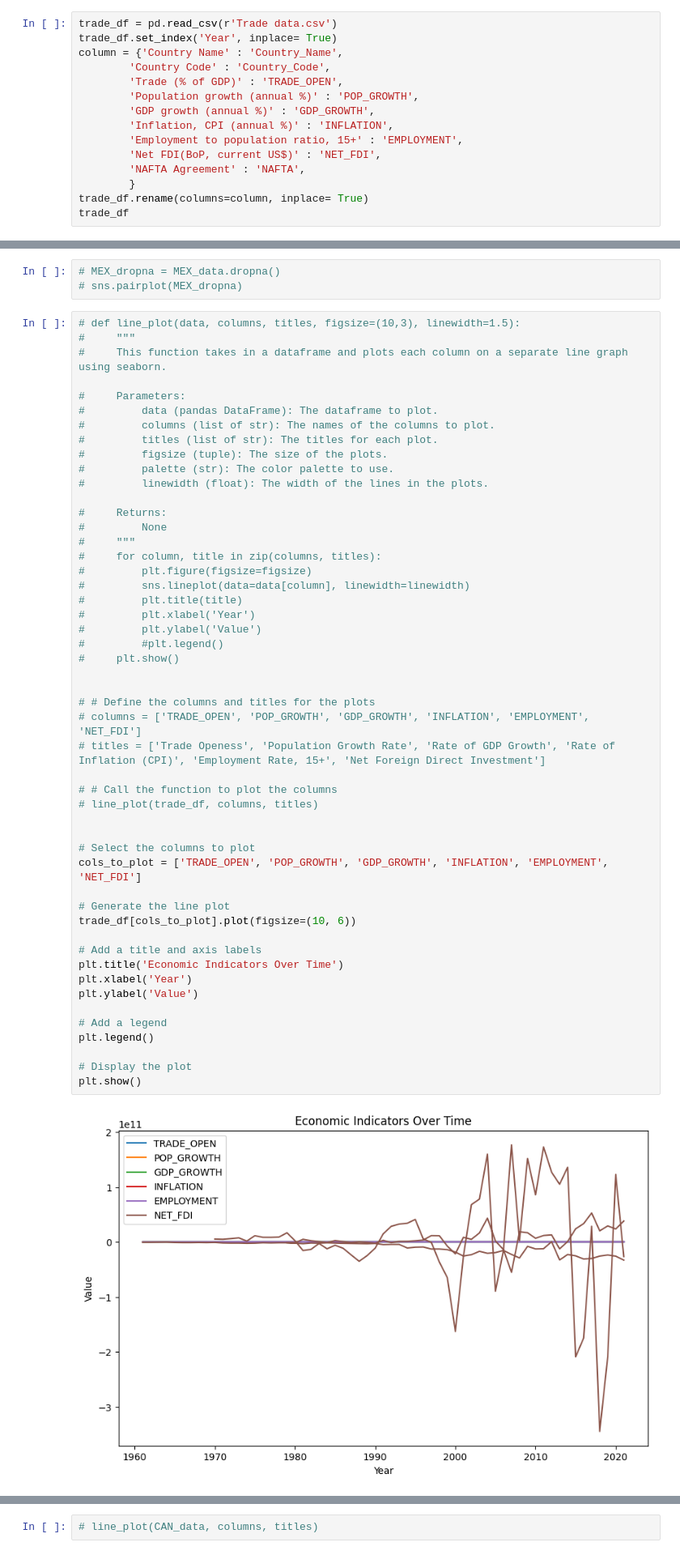
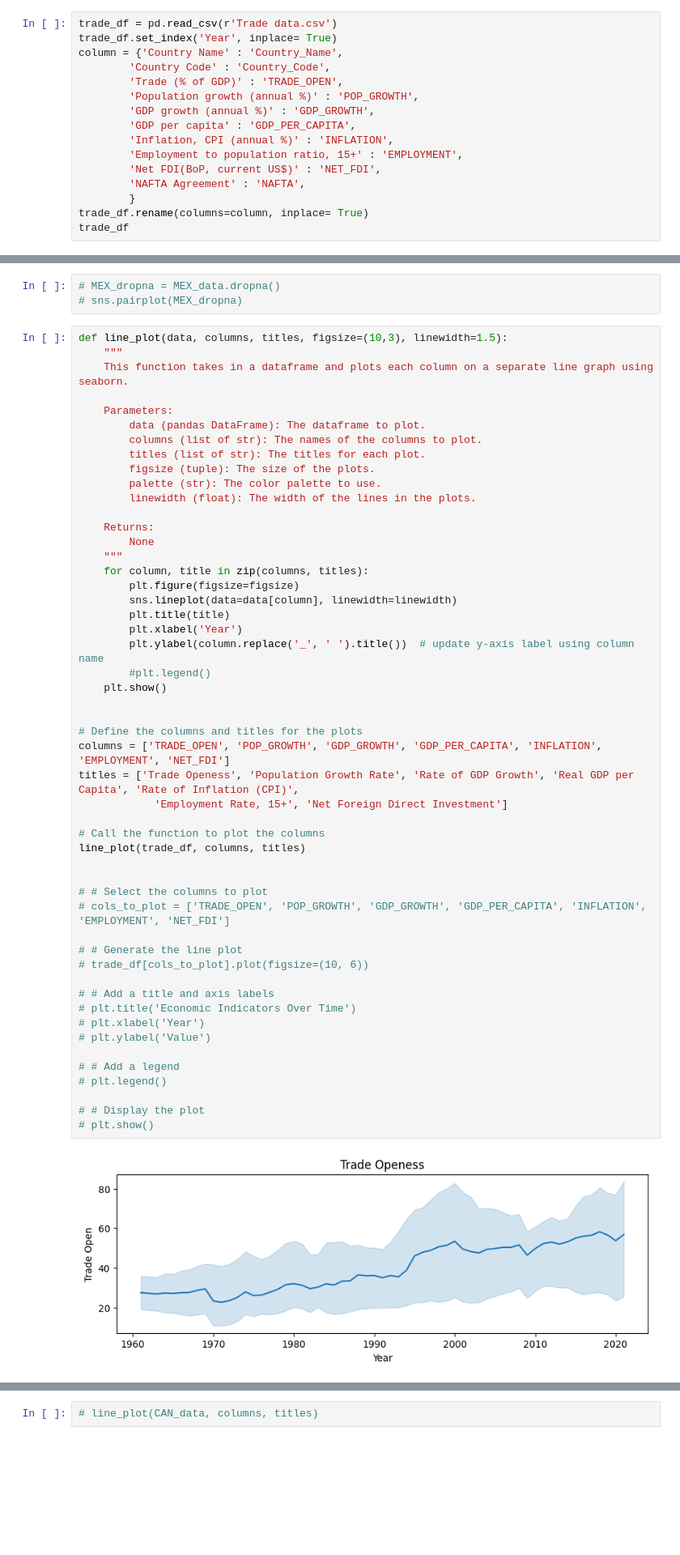
Before and after one commit to Tetteh96/ECON-611-Projects, a Jupyter notebook: ECON 611 Term Project/ECON 611 Term Project Proposal.ipynb, the cells around one changed output, grey strips where cells are left out. Shown at 81% size. Saved outputs shown, nothing was run; the diff lists cells and outputs as text; blank space fills up the shorter version.

```diff
--- a/ECON 611 Term Project/ECON 611 Term Project Proposal.ipynb
+++ b/ECON 611 Term Project/ECON 611 Term Project Proposal.ipynb
@@ -68,6 +68,7 @@ column = {'Country Name' : 'Country_Name',
         'Trade (% of GDP)' : 'TRADE_OPEN',
         'Population growth (annual %)' : 'POP_GROWTH',
         'GDP growth (annual %)' : 'GDP_GROWTH',
+        'GDP per capita' : 'GDP_PER_CAPITA',
         'Inflation, CPI (annual %)' : 'INFLATION',
         'Employment to population ratio, 15+' : 'EMPLOYMENT',
         'Net FDI(BoP, current US$)' : 'NET_FDI',
@@ -210,54 +222,55 @@ sns.pairplot(trade_dropna, hue='Country_Code', palette={'USA': 'blue', 'CAN': 'r
 # MEX_dropna = MEX_data.dropna()
 # sns.pairplot(MEX_dropna)
 # %%
-# def line_plot(data, columns, titles, figsize=(10,3), linewidth=1.5):
-#     """
-#     This function takes in a dataframe and plots each column on a separate line graph using seaborn.
+def line_plot(data, columns, titles, figsize=(10,3), linewidth=1.5):
+    """
+    This function takes in a dataframe and plots each column on a separate line graph using seaborn.
 
-#     Parameters:
-#         data (pandas DataFrame): The dataframe to plot.
-#         columns (list of str): The names of the columns to plot.
-#         titles (list of str): The titles for each plot.
-#         figsize (tuple): The size of the plots.
-#         palette (str): The color palette to use.
-#         linewidth (float): The width of the lines in the plots.
+    Parameters:
+        data (pandas DataFrame): The dataframe to plot.
+        columns (list of str): The names of the columns to plot.
+        titles (list of str): The titles for each plot.
+        figsize (tuple): The size of the plots.
+        palette (str): The color palette to use.
+        linewidth (float): The width of the lines in the plots.
 
-#     Returns:
-#         None
-#     """
-#     for column, title in zip(columns, titles):
-#         plt.figure(figsize=figsize)
-#         sns.lineplot(data=data[column], linewidth=linewidth)
-#         plt.title(title)
-#         plt.xlabel('Year')
-#         plt.ylabel('Value')
-#         #plt.legend()
-#     plt.show()
+    Returns:
+        None
+    """
+    for column, title in zip(columns, titles):
+        plt.figure(figsize=figsize)
+        sns.lineplot(data=data[column], linewidth=linewidth)
+        plt.title(title)
+        plt.xlabel('Year')
+        plt.ylabel(column.replace('_', ' ').title())  # update y-axis label using column name
+        #plt.legend()
+    plt.show()
 
 
-# # Define the columns and titles for the plots
-# columns = ['TRADE_OPEN', 'POP_GROWTH', 'GDP_GROWTH', 'INFLATION', 'EMPLOYMENT', 'NET_FDI']
-# titles = ['Trade Openess', 'Population Growth Rate', 'Rate of GDP Growth', 'Rate of Inflation (CPI)', 'Employment Rate, 15+', 'Net Foreign Direct Investment']
+# Define the columns and titles for the plots
+columns = ['TRADE_OPEN', 'POP_GROWTH', 'GDP_GROWTH', 'GDP_PER_CAPITA', 'INFLATION', 'EMPLOYMENT', 'NET_FDI']
+titles = ['Trade Openess', 'Population Growth Rate', 'Rate of GDP Growth', 'Real GDP per Capita', 'Rate of Inflation (CPI)',
+            'Employment Rate, 15+', 'Net Foreign Direct Investment']
 
-# # Call the function to plot the columns
-# line_plot(trade_df, columns, titles)
+# Call the function to plot the columns
+line_plot(trade_df, columns, titles)
 
 
-# Select the columns to plot
-cols_to_plot = ['TRADE_OPEN', 'POP_GROWTH', 'GDP_GROWTH', 'INFLATION', 'EMPLOYMENT', 'NET_FDI']
+# # Select the columns to plot
+# cols_to_plot = ['TRADE_OPEN', 'POP_GROWTH', 'GDP_GROWTH', 'GDP_PER_CAPITA', 'INFLATION', 'EMPLOYMENT', 'NET_FDI']
 
-# Generate the line plot
-trade_df[cols_to_plot].plot(figsize=(10, 6))
+# # Generate the line plot
+# trade_df[cols_to_plot].plot(figsize=(10, 6))
 
-# Add a title and axis labels
-plt.title('Economic Indicators Over Time')
-plt.xlabel('Year')
-plt.ylabel('Value')
+# # Add a title and axis labels
+# plt.title('Economic Indicators Over Time')
+# plt.xlabel('Year')
+# plt.ylabel('Value')
 
-# Add a legend
-plt.legend()
+# # Add a legend
+# plt.legend()
 
-# Display the plot
-plt.show()
+# # Display the plot
+# plt.show()
 # %% [output]
-[figure, old version]
+[figure, new version]
```
Also changed, not shown: parts of 60 cells of this notebook.
